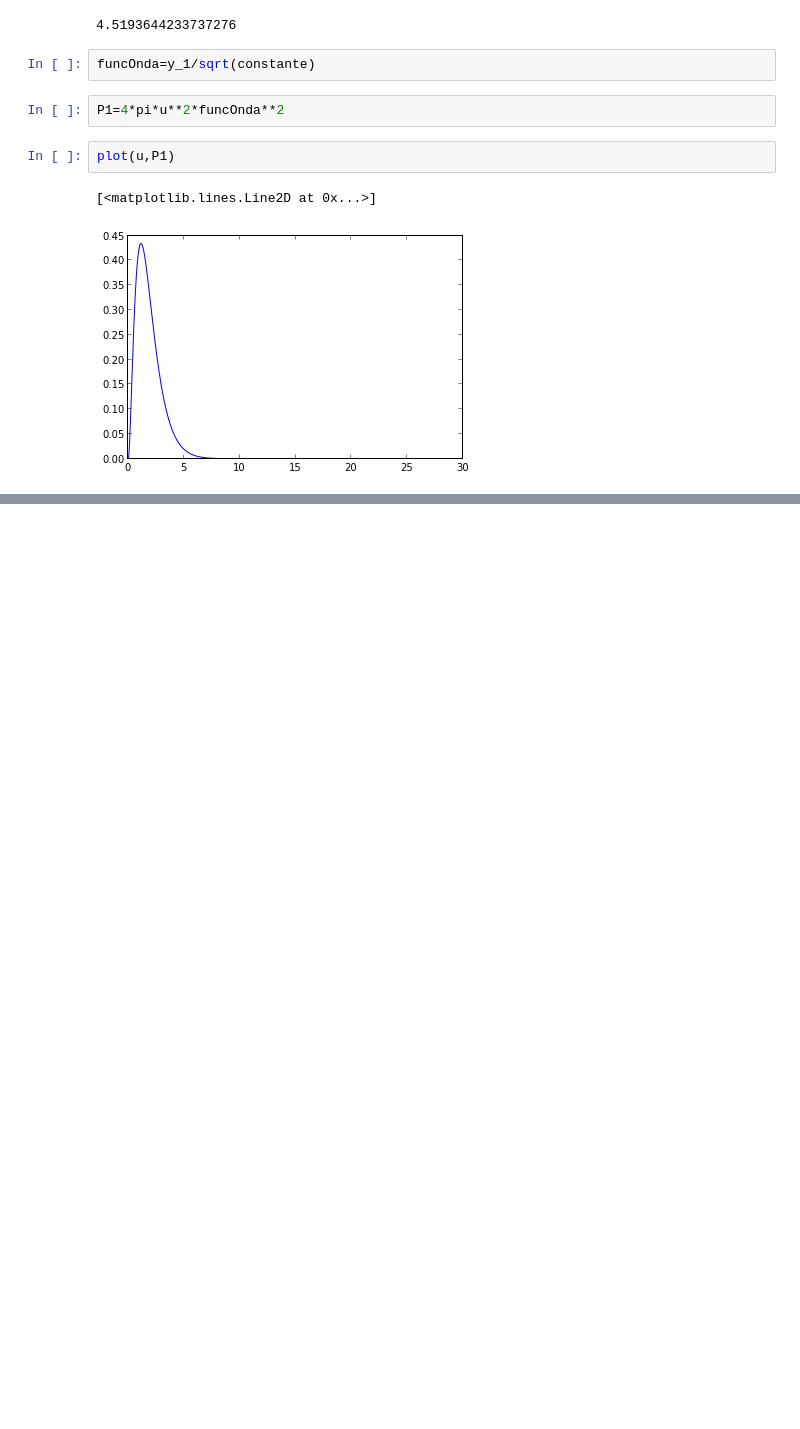
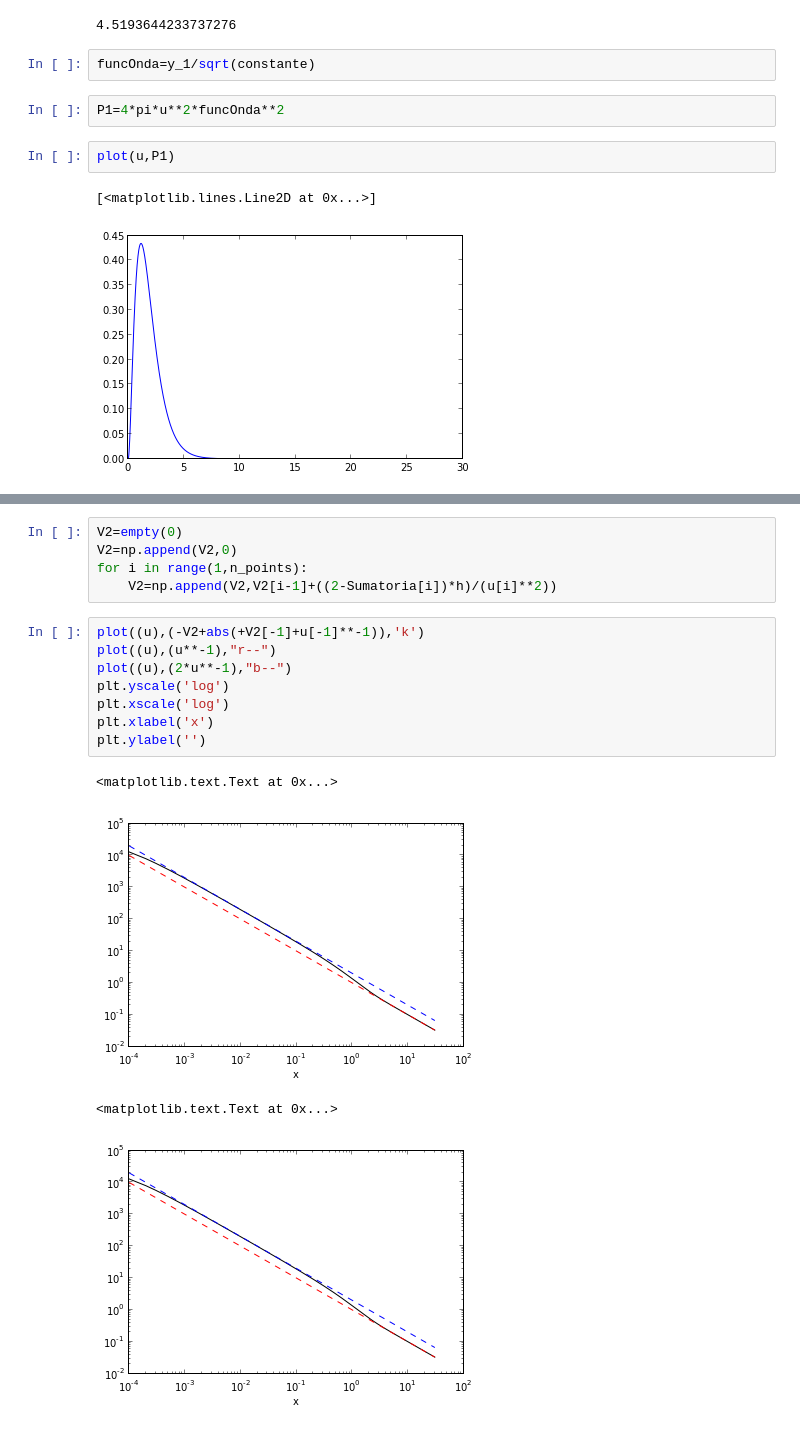
Before and after one commit to Nicolucas/GitFolder, a Jupyter notebook: Darle atomos/Atomo Helio.ipynb, the cells around one changed output, grey strips where cells are left out. Saved outputs shown, nothing was run; the diff lists cells and outputs as text; blank space fills up the shorter version.

```diff
--- a/Darle atomos/Atomo Helio.ipynb
+++ b/Darle atomos/Atomo Helio.ipynb
@@ -114,0 +121,18 @@ array([  0.00000000e+00,   1.11200217e-11,   3.61333994e-11, ...,
+# %%
+V2=empty(0)
+V2=np.append(V2,0)
+for i in range(1,n_points):
+    V2=np.append(V2,V2[i-1]+((2-Sumatoria[i])*h)/(u[i]**2))
+# %%
+plot((u),(-V2+abs(+V2[-1]+u[-1]**-1)),'k')
+plot((u),(u**-1),"r--")
+plot((u),(2*u**-1),"b--")
+plt.yscale('log')
+plt.xscale('log')
+plt.xlabel('x')
+plt.ylabel('')
+# %% [output]
+<matplotlib.text.Text at 0x...>
+[figure, added]
+<matplotlib.text.Text at 0x...>
+[figure, added]
```
Also changed, not shown: parts of 45 cells of this notebook.
